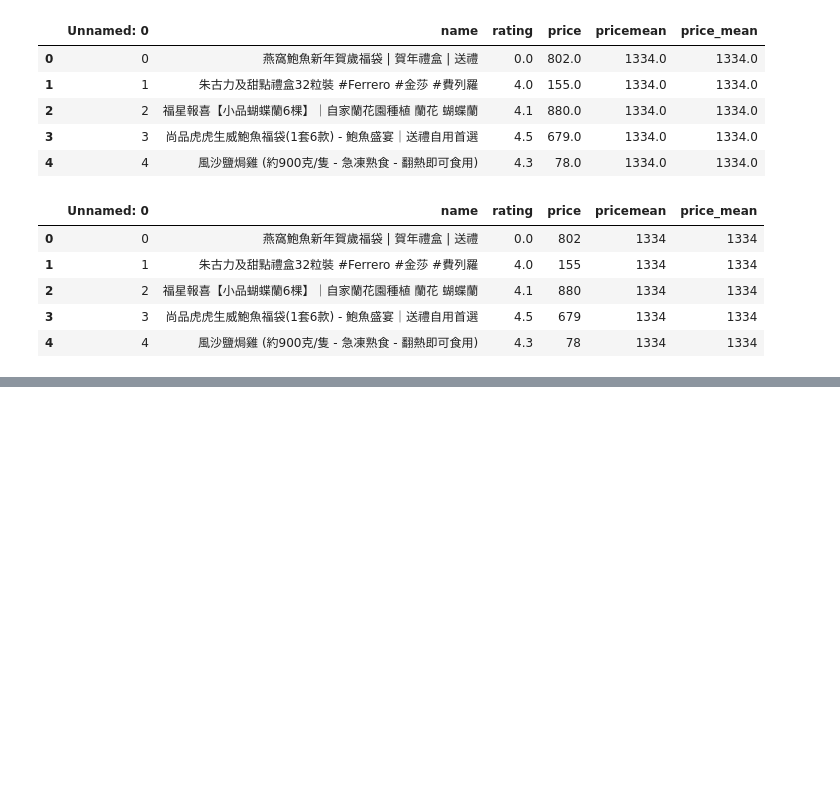
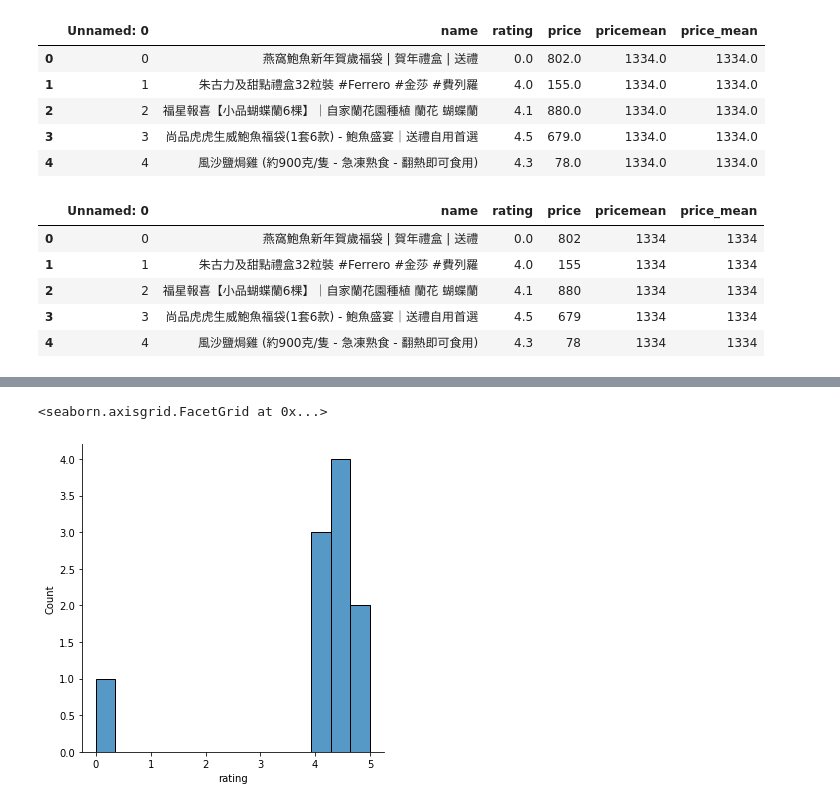
Before and after one commit to hkbu-kennycheng/comp3925, a Jupyter notebook: lab2_essential_python_module_for_data_analysis.ipynb, the cells around one changed output, grey strips where cells are left out. Drawn from its saved outputs; the diff is of its cells as text; code cells hidden in the pictures; blank space fills up the shorter version.

```diff
--- a/lab2_essential_python_module_for_data_analysis.ipynb
+++ b/lab2_essential_python_module_for_data_analysis.ipynb
@@ -856,0 +914,5 @@ jsondf.head()
+# %%
+sns.displot(data=df, x="rating")
+# %% [output]
+<seaborn.axisgrid.FacetGrid at 0x...>
+[figure, added]
```
Also changed, not shown: parts of 19 cells of this notebook.
